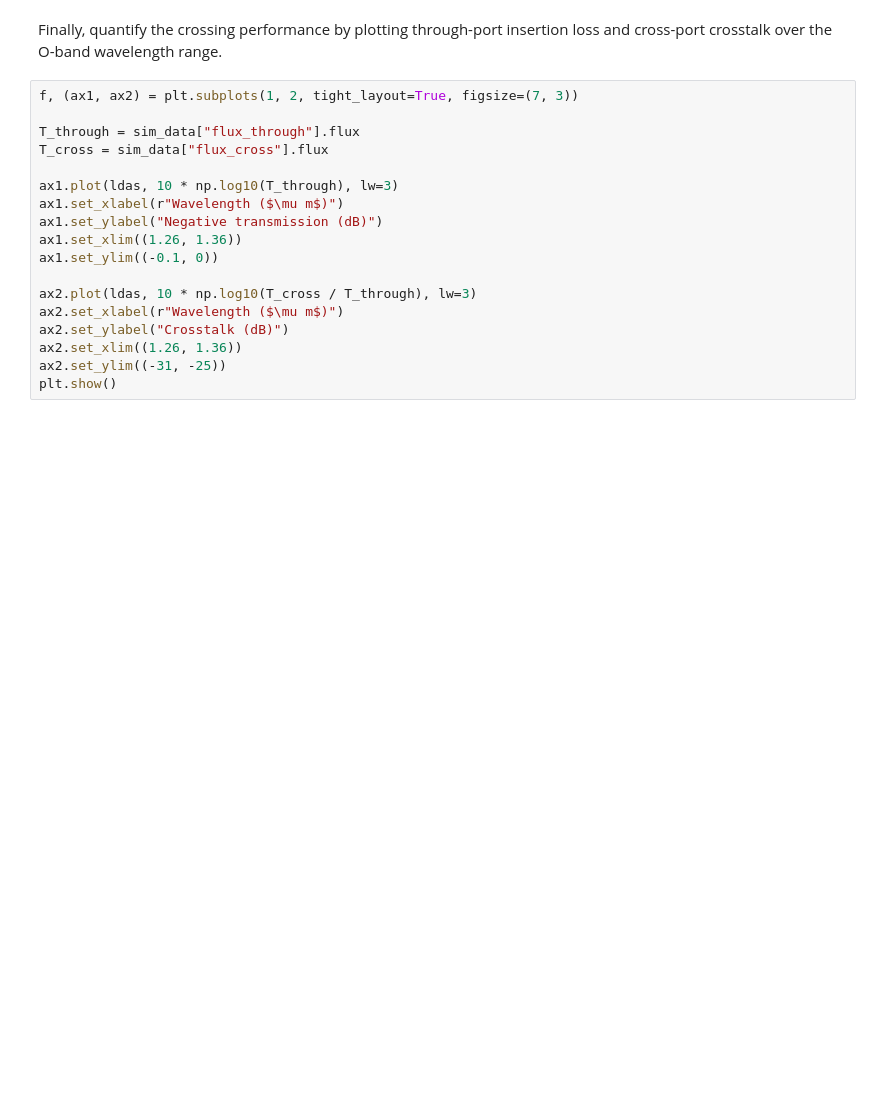
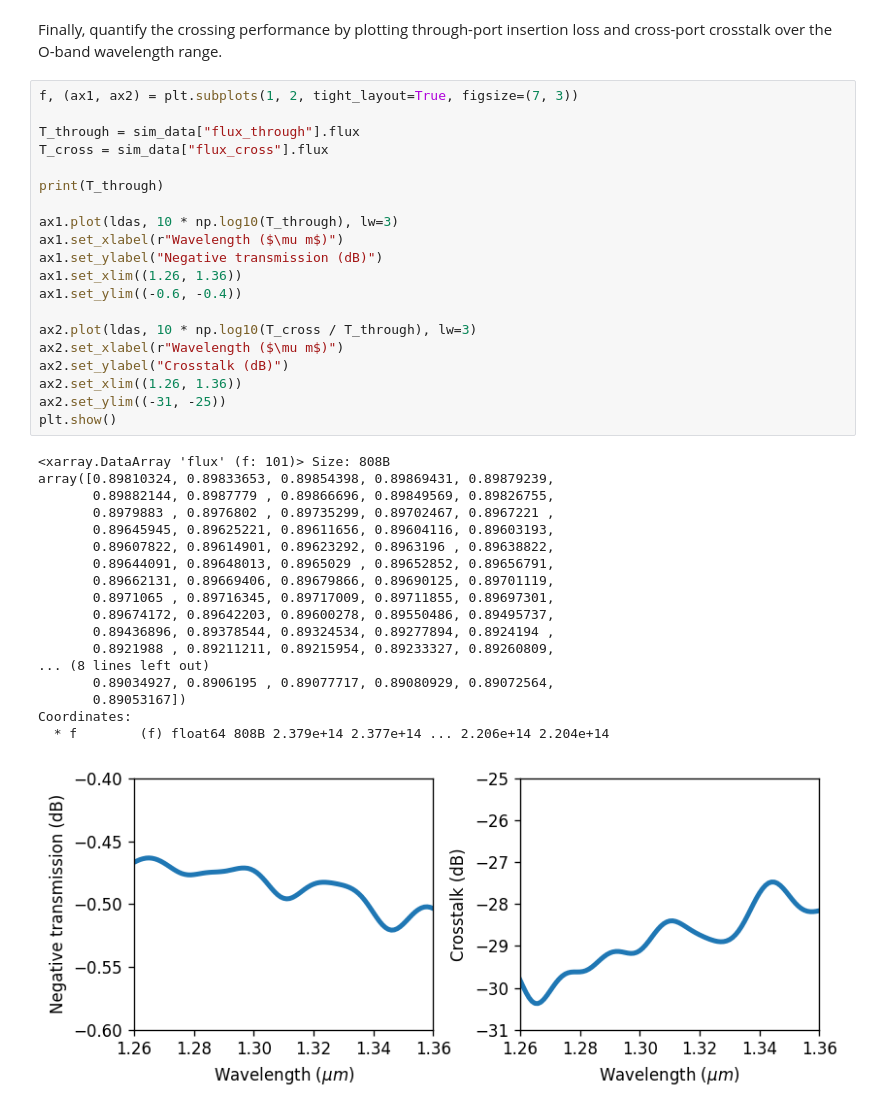
Before and after one commit to QuentinWach/beamz, a Jupyter notebook: examples/notebooks/cosine_waveguide_crossing.ipynb, the cells around one changed output. Saved outputs shown, nothing was run; the diff lists cells and outputs as text; blank space fills up the shorter version.

```diff
--- a/examples/notebooks/cosine_waveguide_crossing.ipynb
+++ b/examples/notebooks/cosine_waveguide_crossing.ipynb
@@ -312,18 +317,39 @@ Finally, quantify the crossing performance by plotting through-port insertion lo
 # %%
 f, (ax1, ax2) = plt.subplots(1, 2, tight_layout=True, figsize=(7, 3))
 
 T_through = sim_data["flux_through"].flux
 T_cross = sim_data["flux_cross"].flux
 
+print(T_through)
+
 ax1.plot(ldas, 10 * np.log10(T_through), lw=3)
 ax1.set_xlabel(r"Wavelength ($\mu m$)")
 ax1.set_ylabel("Negative transmission (dB)")
 ax1.set_xlim((1.26, 1.36))
-ax1.set_ylim((-0.1, 0))
+ax1.set_ylim((-0.6, -0.4))
 
 ax2.plot(ldas, 10 * np.log10(T_cross / T_through), lw=3)
 ax2.set_xlabel(r"Wavelength ($\mu m$)")
 ax2.set_ylabel("Crosstalk (dB)")
 ax2.set_xlim((1.26, 1.36))
 ax2.set_ylim((-31, -25))
 plt.show()
+# %% [output]
+<xarray.DataArray 'flux' (f: 101)> Size: 808B
+array([0.89810324, 0.89833653, 0.89854398, 0.89869431, 0.89879239,
+       0.89882144, 0.8987779 , 0.89866696, 0.89849569, 0.89826755,
+       0.8979883 , 0.8976802 , 0.89735299, 0.89702467, 0.8967221 ,
+       0.89645945, 0.89625221, 0.89611656, 0.89604116, 0.89603193,
+       0.89607822, 0.89614901, 0.89623292, 0.8963196 , 0.89638822,
+       0.89644091, 0.89648013, 0.8965029 , 0.89652852, 0.89656791,
+       0.89662131, 0.89669406, 0.89679866, 0.89690125, 0.89701119,
+       0.8971065 , 0.89716345, 0.89717009, 0.89711855, 0.89697301,
+       0.89674172, 0.89642203, 0.89600278, 0.89550486, 0.89495737,
+       0.89436896, 0.89378544, 0.89324534, 0.89277894, 0.8924194 ,
+       0.8921988 , 0.89211211, 0.89215954, 0.89233327, 0.89260809,
+... (8 lines left out)
+       0.89034927, 0.8906195 , 0.89077717, 0.89080929, 0.89072564,
+       0.89053167])
+Coordinates:
+  * f        (f) float64 808B 2.379e+14 2.377e+14 ... 2.206e+14 2.204e+14
+[figure, added]
```
Also changed, not shown: parts of 2 cells of this notebook.
